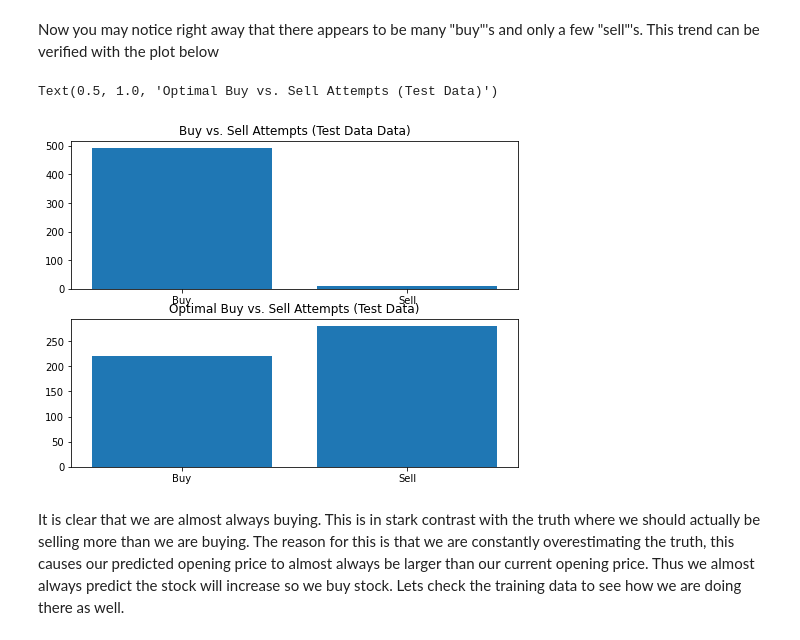
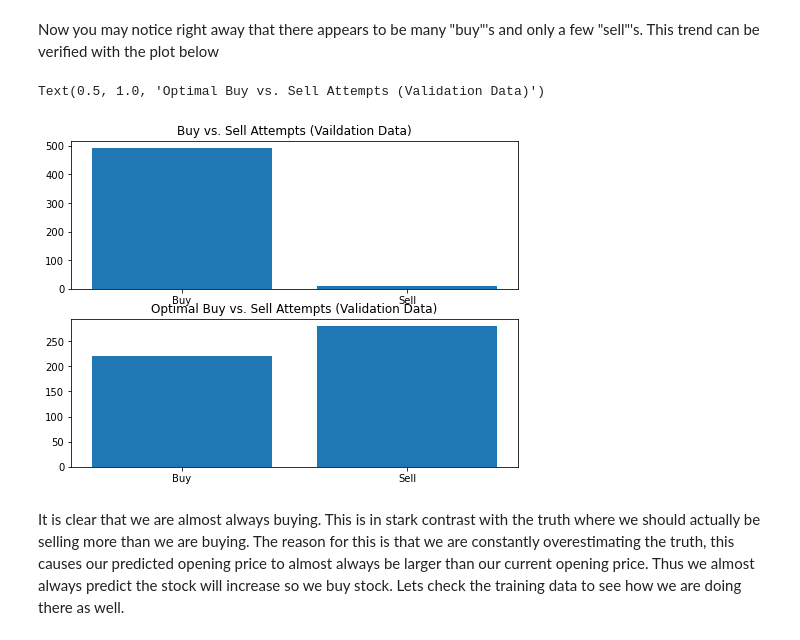
Before and after one commit to avickars/Deep-Learning-Stock-Trading-Model, a Jupyter notebook: neuralNetworkAnalysis.ipynb, the cells around one changed output. Cells and saved outputs as stored; diff of their text form; code cells hidden in the pictures.

```diff
--- a/neuralNetworkAnalysis.ipynb
+++ b/neuralNetworkAnalysis.ipynb
@@ -40,21 +40,21 @@ Now you may notice right away that there appears to be many "buy"'s and only a f
 # %%
 # CITATION: https://www.tutorialspoint.com/matplotlib/matplotlib_bar_plot.htm
 tradingActionsTest['trueTomorrow'] = tradingActionsTest['Open'].shift(-1)
 tradingActionsTest['trueAction'] = np.where(tradingActionsTest['trueTomorrow'] - tradingActionsTest['Open'] > 0, 'buy', 'sell')
 
 
 fig, axes = plt.subplots(2, figsize=(8, 6))
 actions = ['Buy', 'Sell']
 students = [np.sum(tradingActionsTest['action'] == 'buy'),np.sum(tradingActionsTest['action'] == 'sell')]
 axes[0].bar(actions,students)
-axes[0].set_title('Buy vs. Sell Attempts (Test Data Data)')
+axes[0].set_title('Buy vs. Sell Attempts (Vaildation Data)')
 
 students = [np.sum(tradingActionsTest['trueAction'] == 'buy'),np.sum(tradingActionsTest['trueAction'] == 'sell')]
 axes[1].bar(actions,students)
-axes[1].set_title('Optimal Buy vs. Sell Attempts (Test Data)')
+axes[1].set_title('Optimal Buy vs. Sell Attempts (Validation Data)')
 # %% [output]
-Text(0.5, 1.0, 'Optimal Buy vs. Sell Attempts (Test Data)')
+Text(0.5, 1.0, 'Optimal Buy vs. Sell Attempts (Validation Data)')
-[figure, old version]
+[figure, new version]
 # %% [markdown]
 It is clear that we are almost always buying.  This is in stark contrast with the truth where we should actually be selling more than we are buying.  The reason for this is that we are constantly overestimating the truth, this causes our predicted opening price to almost always be larger than our current opening price.  Thus we almost always predict the stock will increase so we buy stock.  Lets check the training data to see how we are doing there as well.
 # %%
```
Also changed, not shown: parts of 1 cell of this notebook, 6 other files.
